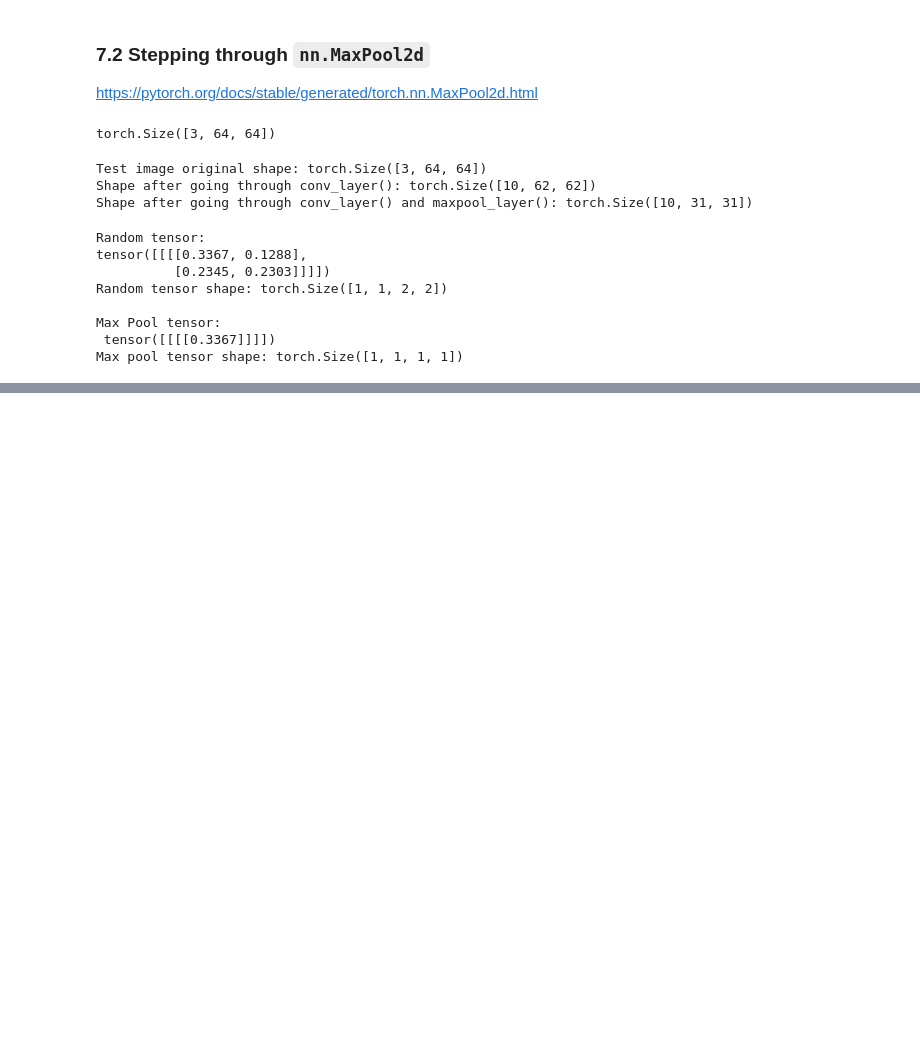
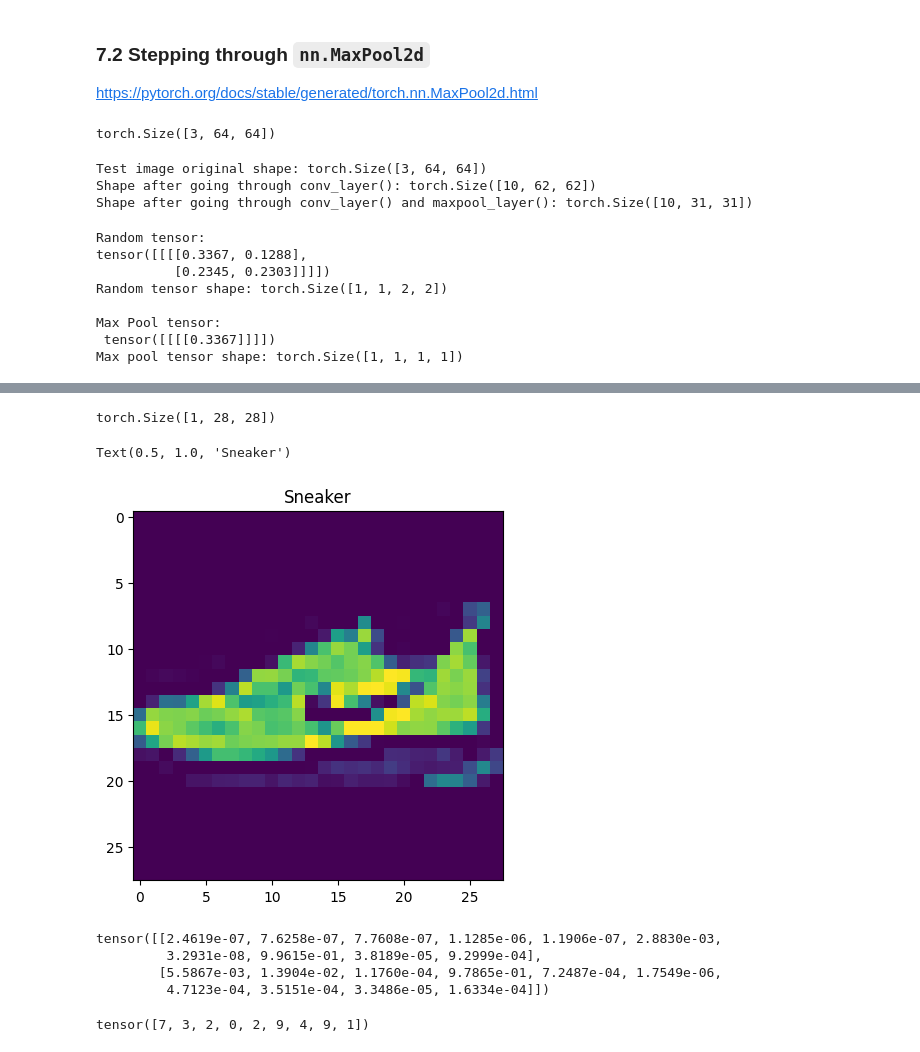
Before and after one commit to Amit-Ramrakhyani/PyTorch-Notebooks, a Jupyter notebook: 03_pytorch_computer_vision.ipynb, the cells around one changed output, grey strips where cells are left out. Cells and saved outputs as stored; diff of their text form; code cells hidden in the pictures; blank space fills up the shorter version.

```diff
--- a/03_pytorch_computer_vision.ipynb
+++ b/03_pytorch_computer_vision.ipynb
@@ -982,0 +1114,37 @@ Max pool tensor shape: torch.Size([1, 1, 1, 1])
+# %%
+import random
+# random.seed(42)
+test_samples = []
+test_labels = []
+for sample, label in random.sample(list(test_data), k=9):
+  test_samples.append(sample)
+  test_labels.append(label)
+
+# View the first sample shape
+test_samples[0].shape
+# %% [output]
+torch.Size([1, 28, 28])
+# %%
+plt.imshow(test_samples[0].squeeze())
+plt.title(class_names[test_labels[0]])
+# %% [output]
+Text(0.5, 1.0, 'Sneaker')
+[figure, added]
+# %%
+# Make predictions
+pred_probs = make_predictions(model=model_2,
+                              data=test_samples)
+
+# View first two prediction probabilities
+pred_probs[:2]
+# %% [output]
+tensor([[2.4619e-07, 7.6258e-07, 7.7608e-07, 1.1285e-06, 1.1906e-07, 2.8830e-03,
+         3.2931e-08, 9.9615e-01, 3.8189e-05, 9.2999e-04],
+        [5.5867e-03, 1.3904e-02, 1.1760e-04, 9.7865e-01, 7.2487e-04, 1.7549e-06,
+         4.7123e-04, 3.5151e-04, 3.3486e-05, 1.6334e-04]])
+# %%
+# Convert prediction probabilities to labels
+pred_classes = pred_probs.argmax(dim=1)
+pred_classes
+# %% [output]
+tensor([7, 3, 2, 0, 2, 9, 4, 9, 1])
```
Also changed, not shown: parts of 32 cells of this notebook.
